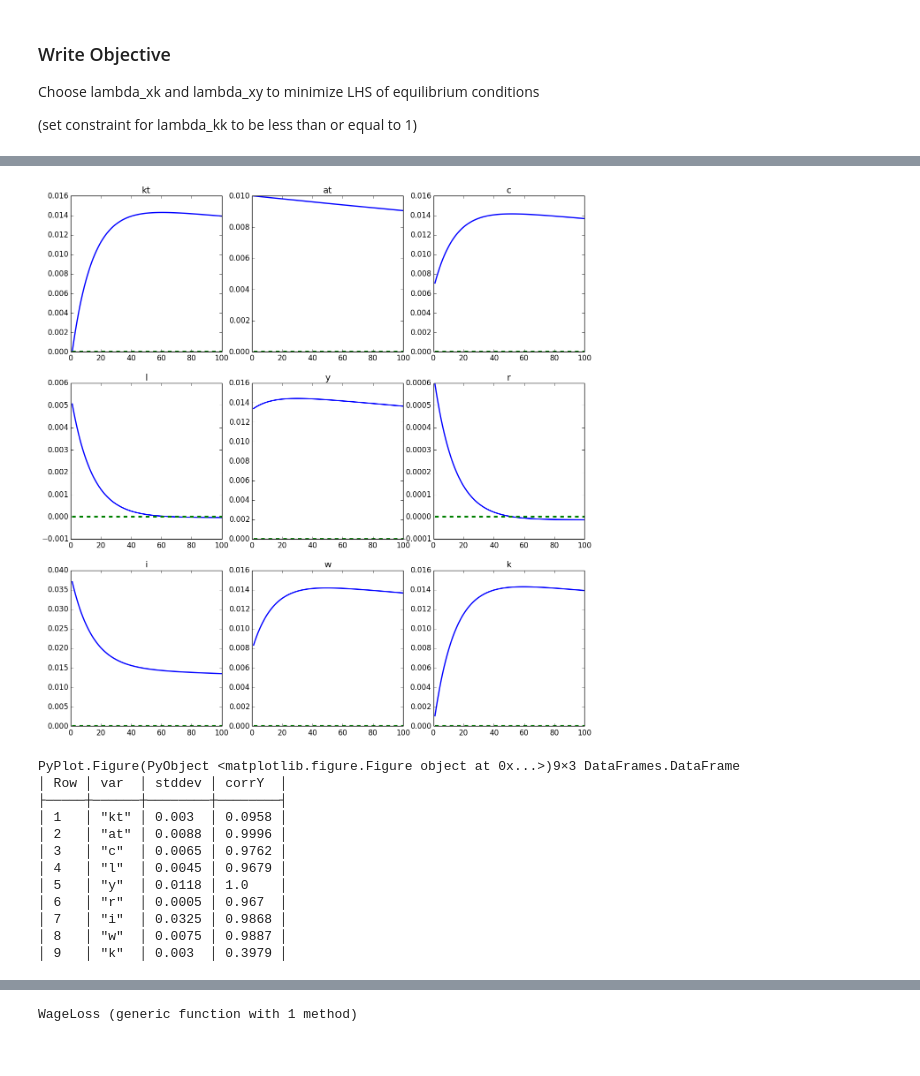
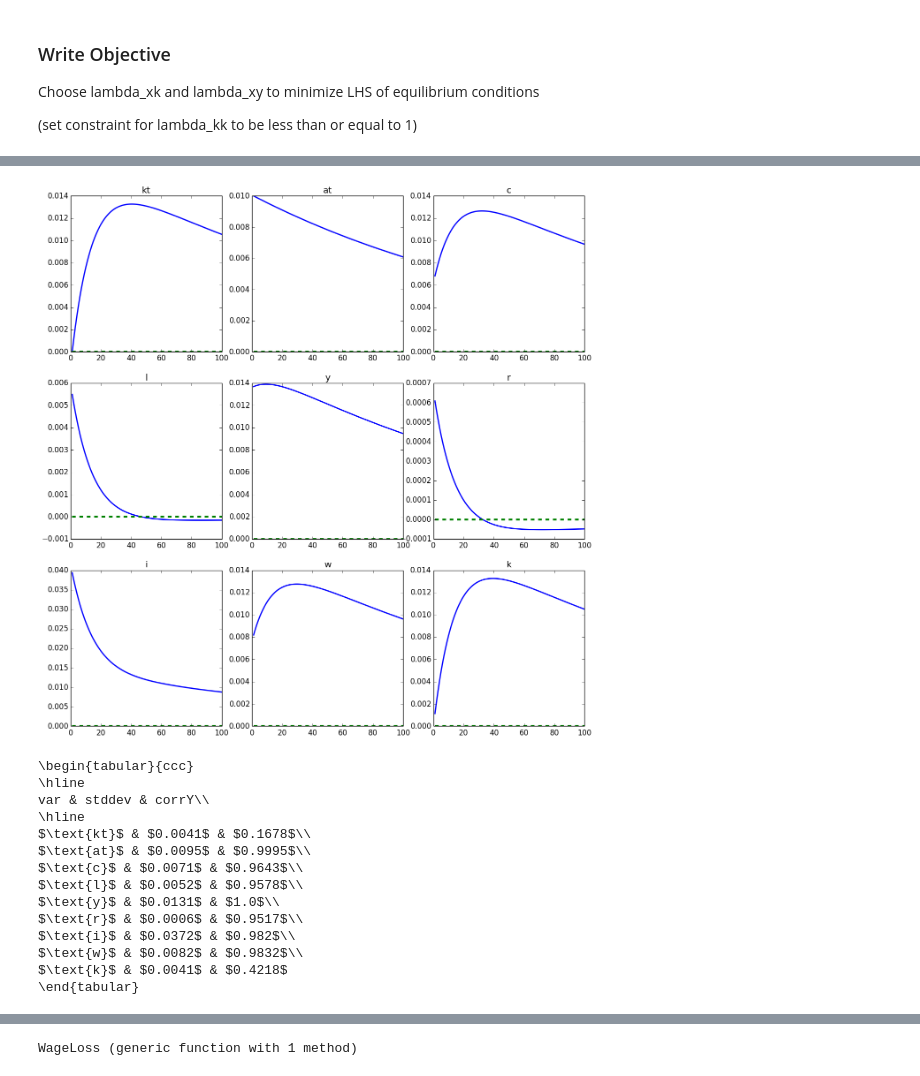
Before and after one commit to snowdj/Ec2010d_code, a Jupyter notebook: src/RBC_Calibration.ipynb, the cells around one changed output, grey strips where cells are left out. Cells and saved outputs as stored; diff of their text form; code cells hidden in the pictures.

```diff
--- a/src/RBC_Calibration.ipynb
+++ b/src/RBC_Calibration.ipynb
@@ -198,6 +197,6 @@ PyPlot.Figure(PyObject <matplotlib.figure.Figure object at 0x...>)9×3 DataFrame
 # %%
 #######
-# I.1 #
+# I.2 #
 #######
 
 ################
@@ -212,55 +211,49 @@ eqmConds = [EulerEquationLoss, InterestRateLoss,
     InvestmentLoss, WageLoss];
 
 ss = buildParameters();
-ss["rhoA"] = 0.999;
+ss["rhoA"] = 0.995;
 
 ###############
 # Solve Model #
 ###############
 
 # Optimize
-objFn = x -> callObjective(x, states, policies, eqmConds);
-x0 = zeros(2*(size(states,1) + size(policies,1)));
-res = optimize(objFn, x0, LBFGS())
-lambda = toLambda(res.minimizer)
+lambda = solveEqm(states, policies, eqmConds);
 
 # Create Transition Matrix
 T, P = getTransitionMatrix(lambda, ss, policies);
 
 ##############################
 # Generate Impulse Responses #
 ##############################
 
-# Set Initial State
 s0 = [0.00 , 0.01];
-
-# Periods for Impulse Response
 pds = 100;
 
 fig, impulseDf = generateImpulseResponsePlots(T, P, s0, pds, states, policies);
 
 ###############################
 # Generate Simulation Moments #
 ###############################
 
-# Periods for Moments
 CCpds = 1000;
-
 momentDf = generateSimulationMoments(ss, T, P, CCpds, states, policies);
 
-show(fig)
-print(momentDf)
+tabular(momentDf)
+PyPlot.savefig("fig2.png");
 # %% [output]
-[figure, old version]
+[figure, new version]
-PyPlot.Figure(PyObject <matplotlib.figure.Figure object at 0x...>)9×3 DataFrames.DataFrame
-│ Row │ var  │ stddev │ corrY  │
-├─────┼──────┼────────┼────────┤
-│ 1   │ "kt" │ 0.003  │ 0.0958 │
-│ 2   │ "at" │ 0.0088 │ 0.9996 │
-│ 3   │ "c"  │ 0.0065 │ 0.9762 │
-│ 4   │ "l"  │ 0.0045 │ 0.9679 │
-│ 5   │ "y"  │ 0.0118 │ 1.0    │
-│ 6   │ "r"  │ 0.0005 │ 0.967  │
-│ 7   │ "i"  │ 0.0325 │ 0.9868 │
-│ 8   │ "w"  │ 0.0075 │ 0.9887 │
-│ 9   │ "k"  │ 0.003  │ 0.3979 │
+\begin{tabular}{ccc}
+\hline
+var & stddev & corrY\\
+\hline
+$\text{kt}$ & $0.0041$ & $0.1678$\\
+$\text{at}$ & $0.0095$ & $0.9995$\\
+$\text{c}$ & $0.0071$ & $0.9643$\\
+$\text{l}$ & $0.0052$ & $0.9578$\\
+$\text{y}$ & $0.0131$ & $1.0$\\
+$\text{r}$ & $0.0006$ & $0.9517$\\
+$\text{i}$ & $0.0372$ & $0.982$\\
+$\text{w}$ & $0.0082$ & $0.9832$\\
+$\text{k}$ & $0.0041$ & $0.4218$
+\end{tabular}
```
Also changed, not shown: parts of 9 cells of this notebook.
